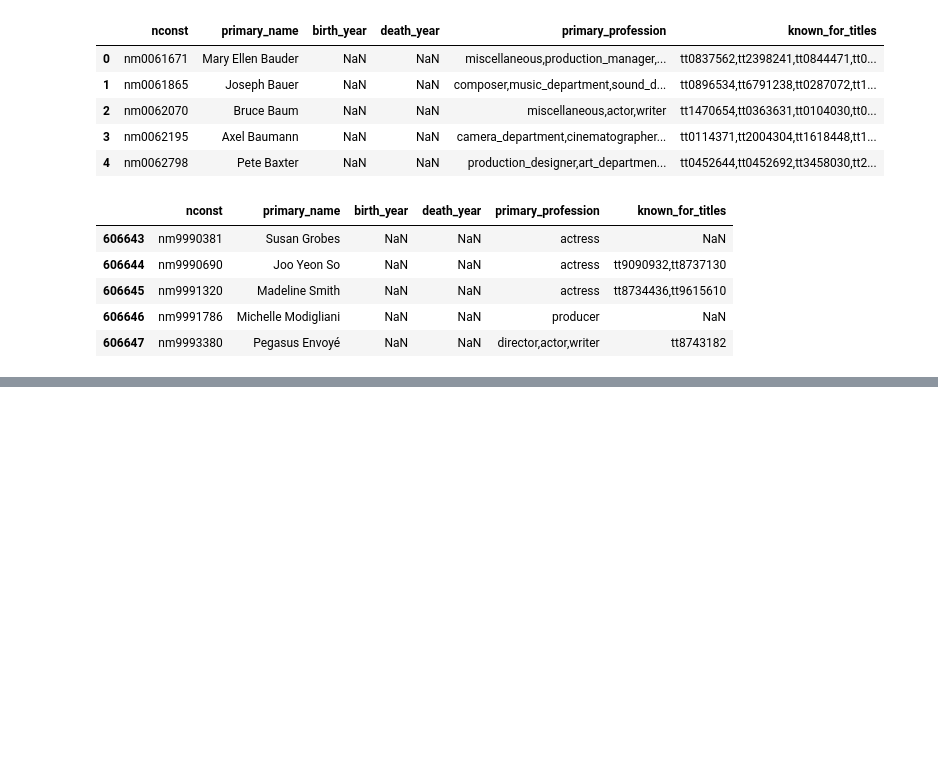
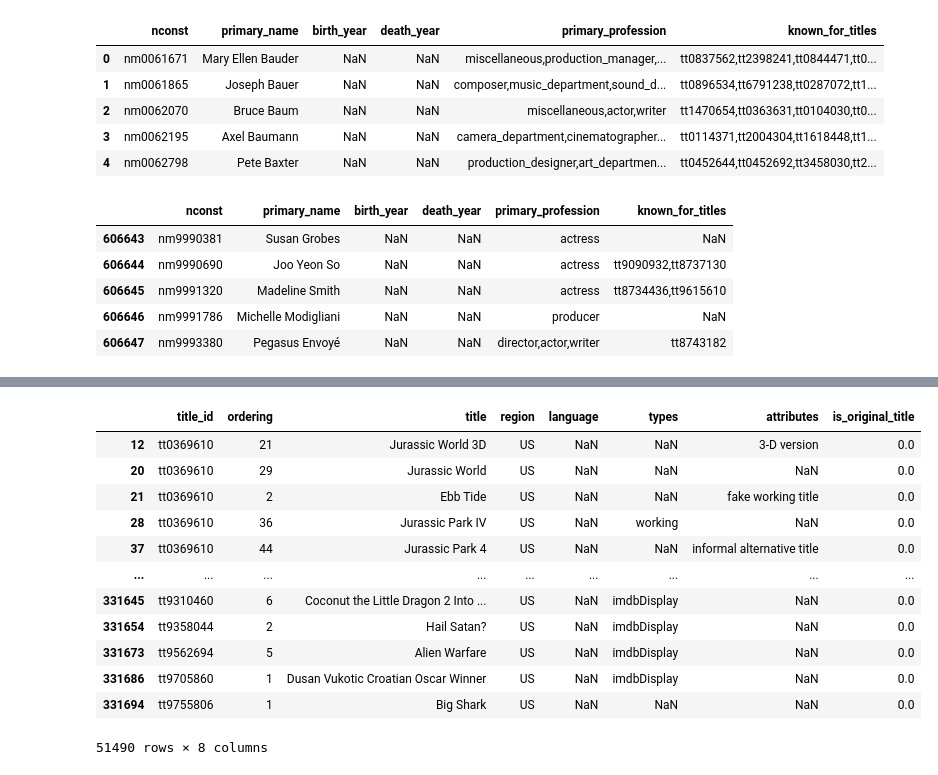
Before and after one commit to itcalderon/2020-movie-analysis, a Jupyter notebook: imdb_eda.ipynb, the cells around one changed output, grey strips where cells are left out. Saved outputs shown, nothing was run; the diff lists cells and outputs as text; code cells hidden in the pictures; blank space fills up the shorter version.

```diff
--- a/imdb_eda.ipynb
+++ b/imdb_eda.ipynb
@@ -44,0 +128,16 @@ memory usage: 27.8+ MB
+# %%
+title_akas[title_akas.region == 'US']
+# %% [output]
+|  | title_id | ordering | title | region | language | types | attributes | is_original_title |
+| 12 | tt0369610 | 21 | Jurassic World 3D | US | NaN | NaN | 3-D version | 0.0 |
+| 20 | tt0369610 | 29 | Jurassic World | US | NaN | NaN | NaN | 0.0 |
+| 21 | tt0369610 | 2 | Ebb Tide | US | NaN | NaN | fake working title | 0.0 |
+| 28 | tt0369610 | 36 | Jurassic Park IV | US | NaN | working | NaN | 0.0 |
+| 37 | tt0369610 | 44 | Jurassic Park 4 | US | NaN | NaN | informal alternative title | 0.0 |
+| ... | ... | ... | ... | ... | ... | ... | ... | ... |
+| 331645 | tt9310460 | 6 | Coconut the Little Dragon 2 Into ... | US | NaN | imdbDisplay | NaN | 0.0 |
+| 331654 | tt9358044 | 2 | Hail Satan? | US | NaN | imdbDisplay | NaN | 0.0 |
+| 331673 | tt9562694 | 5 | Alien Warfare | US | NaN | imdbDisplay | NaN | 0.0 |
+| 331686 | tt9705860 | 1 | Dusan Vukotic Croatian Oscar Winner | US | NaN | imdbDisplay | NaN | 0.0 |
+| 331694 | tt9755806 | 1 | Big Shark | US | NaN | NaN | NaN | 0.0 |
+51490 rows × 8 columns
```
Also changed, not shown: parts of 54 cells of this notebook, 2 other files.
